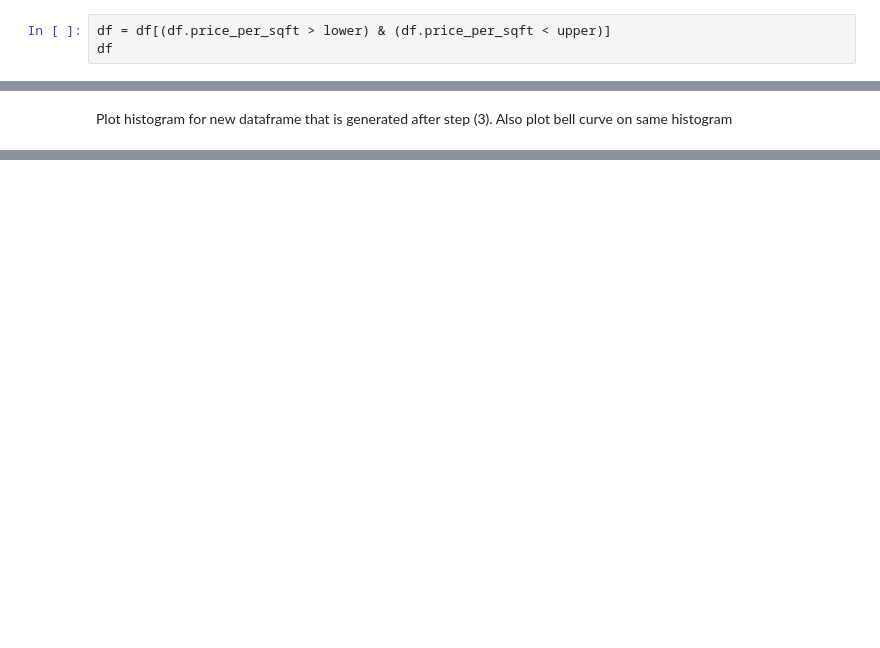
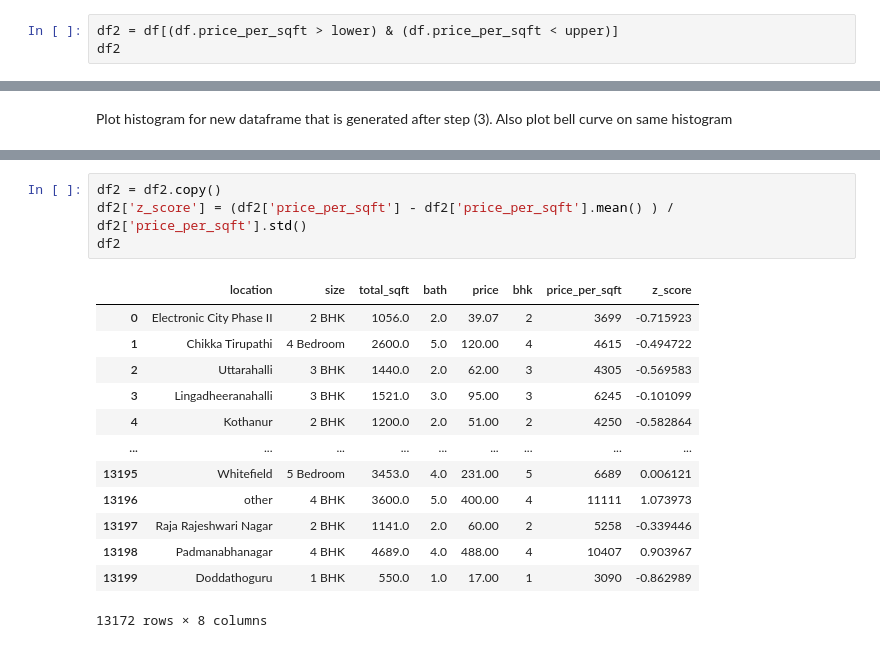
Before and after one commit to kumarshubham011/Data-Science-Stuff, a Jupyter notebook: math-for-machine-learning-main/3_normal_distribution/Exercise/my_solution.ipynb, the cells around one changed output, grey strips where cells are left out. Cells and saved outputs as stored; diff of their text form; blank space fills up the shorter version.

```diff
--- a/math-for-machine-learning-main/3_normal_distribution/Exercise/my_solution.ipynb
+++ b/math-for-machine-learning-main/3_normal_distribution/Exercise/my_solution.ipynb
@@ -64,8 +64,8 @@ df[(df.price_per_sqft < lower) | (df.price_per_sqft > upper)]
 | 12328 | other | 4 Bedroom | 4350.0 | 8.0 | 2600.0 | 4 | 59770 |
 | 12355 | other | 4 BHK | 16335.0 | 4.0 | 149.0 | 4 | 912 |
 # %%
-df = df[(df.price_per_sqft > lower) & (df.price_per_sqft < upper)]
-df
+df2 = df[(df.price_per_sqft > lower) & (df.price_per_sqft < upper)]
+df2
 # %% [output]
 |  | location | size | total_sqft | bath | price | bhk | price_per_sqft |
 | 0 | Electronic City Phase II | 2 BHK | 1056.0 | 2.0 | 39.07 | 2 | 3699 |
@@ -134,0 +139,18 @@ sn.histplot(df.price_per_sqft, kde=True)
+# %%
+df2 = df2.copy()
+df2['z_score'] = (df2['price_per_sqft'] - df2['price_per_sqft'].mean() ) / df2['price_per_sqft'].std()
+df2
+# %% [output]
+|  | location | size | total_sqft | bath | price | bhk | price_per_sqft | z_score |
+| 0 | Electronic City Phase II | 2 BHK | 1056.0 | 2.0 | 39.07 | 2 | 3699 | -0.715923 |
+| 1 | Chikka Tirupathi | 4 Bedroom | 2600.0 | 5.0 | 120.00 | 4 | 4615 | -0.494722 |
+| 2 | Uttarahalli | 3 BHK | 1440.0 | 2.0 | 62.00 | 3 | 4305 | -0.569583 |
+| 3 | Lingadheeranahalli | 3 BHK | 1521.0 | 3.0 | 95.00 | 3 | 6245 | -0.101099 |
+| 4 | Kothanur | 2 BHK | 1200.0 | 2.0 | 51.00 | 2 | 4250 | -0.582864 |
+| ... | ... | ... | ... | ... | ... | ... | ... | ... |
+| 13195 | Whitefield | 5 Bedroom | 3453.0 | 4.0 | 231.00 | 5 | 6689 | 0.006121 |
+| 13196 | other | 4 BHK | 3600.0 | 5.0 | 400.00 | 4 | 11111 | 1.073973 |
+| 13197 | Raja Rajeshwari Nagar | 2 BHK | 1141.0 | 2.0 | 60.00 | 2 | 5258 | -0.339446 |
+| 13198 | Padmanabhanagar | 4 BHK | 4689.0 | 4.0 | 488.00 | 4 | 10407 | 0.903967 |
+| 13199 | Doddathoguru | 1 BHK | 550.0 | 1.0 | 17.00 | 1 | 3090 | -0.862989 |
+13172 rows × 8 columns
```
Also changed, not shown: parts of 11 cells of this notebook, 1 other file.
